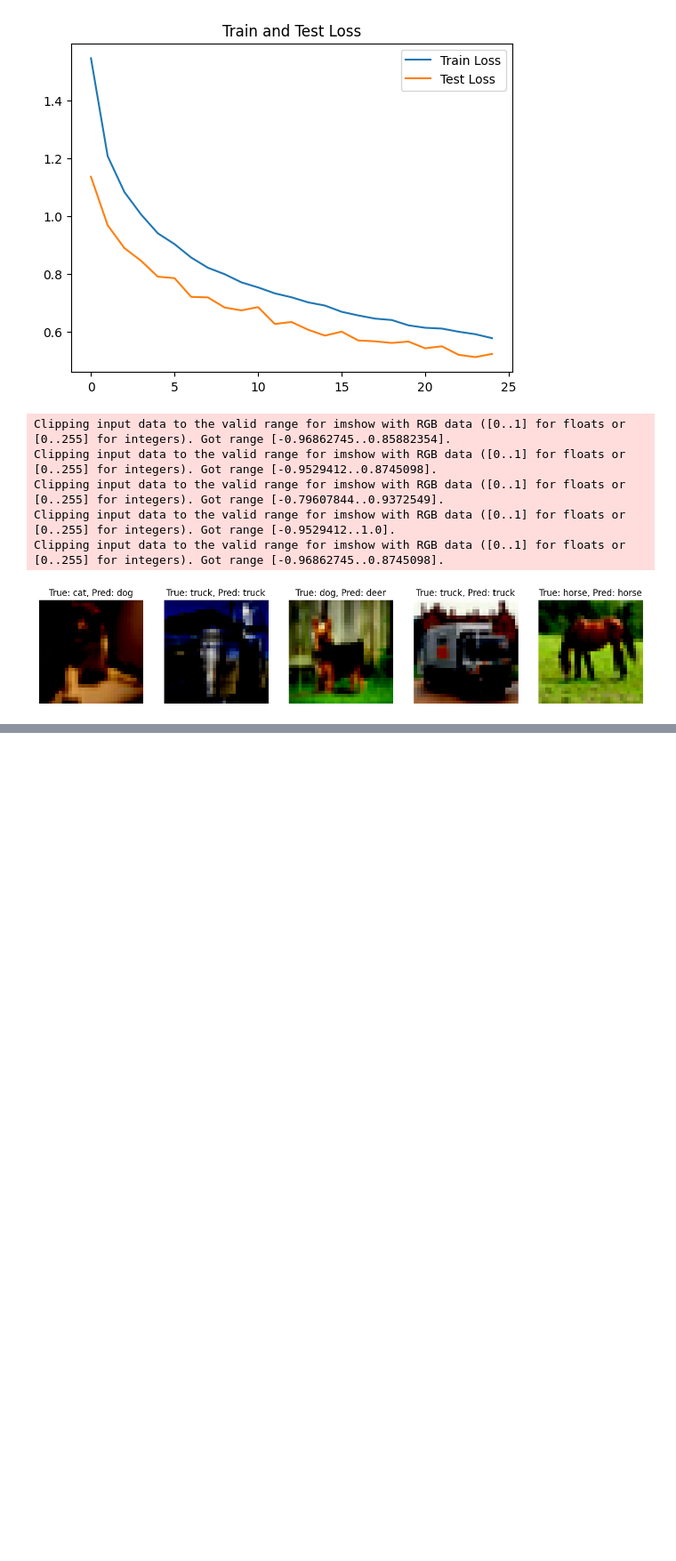
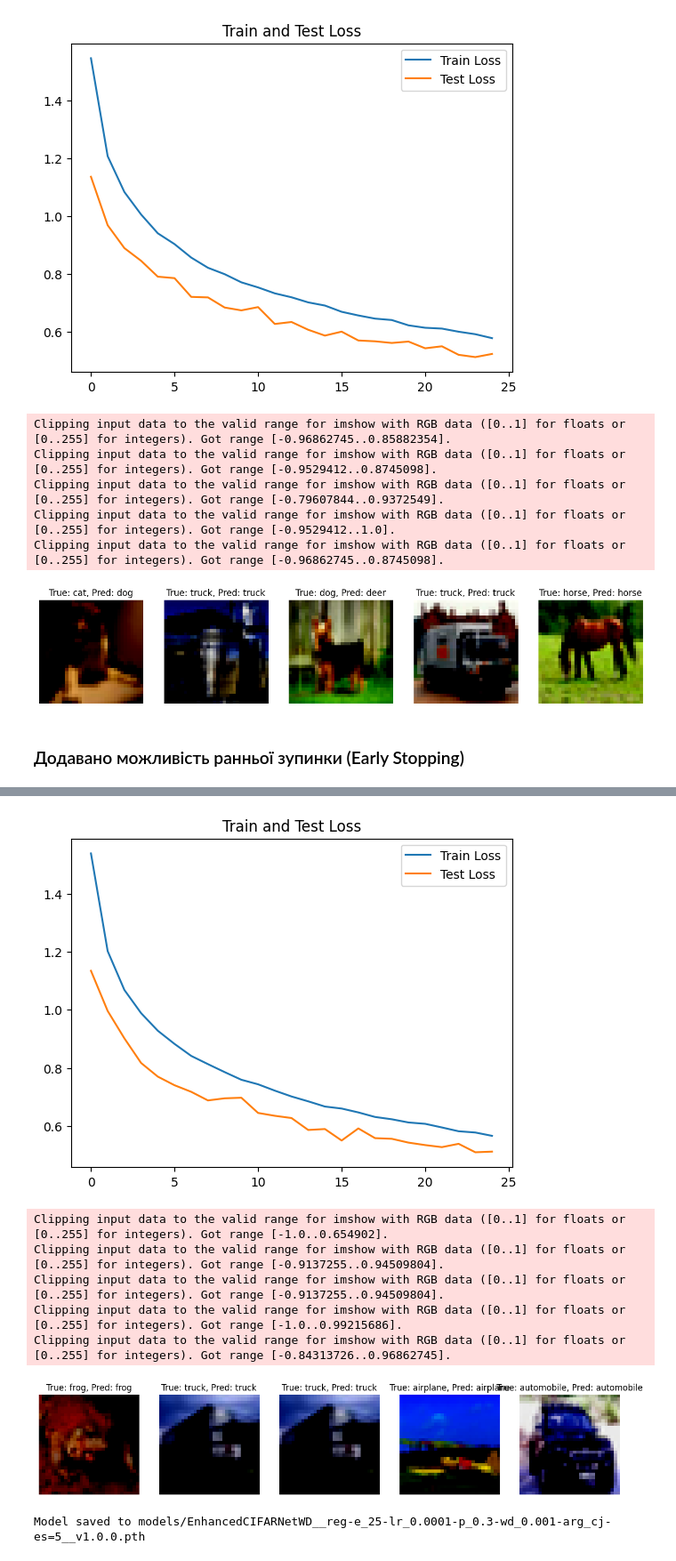
Before and after one commit to yuri-val/rd-colaboratory, a Jupyter notebook: notebooks/lesson_03/regularization.ipynb, the cells around one changed output, grey strips where cells are left out. Shown at 89% size. Cells and saved outputs as stored; diff of their text form; code cells hidden in the pictures; blank space fills up the shorter version.

```diff
--- a/notebooks/lesson_03/regularization.ipynb
+++ b/notebooks/lesson_03/regularization.ipynb
@@ -228,7 +228,7 @@ class BaseNeuralNet(nn.Module):
         return predicted.item()
 
     # Навчання
-    def train_model(self, epochs=10, lr=0.001, weight_decay=0.0):  # weight_decay за замовчуванням 0.0
+    def train_model(self, epochs=10, lr=0.001, weight_decay=0.0, early_stopping_patience=0):
         if self.train_loader is None or self.test_loader is None:
             raise ValueError("Train and test loaders must be initialized before training.")
 
@@ -236,6 +236,8 @@ class BaseNeuralNet(nn.Module):
         optimizer = optim.Adam(self.parameters(), lr=lr, weight_decay=weight_decay)
 
         train_losses, test_losses = [], []
+        best_loss = float('inf')
+        patience_counter = 0
 
         for epoch in range(epochs):
             self.train()
@@ -269,6 +271,17 @@ class BaseNeuralNet(nn.Module):
             accuracy = correct / len(self.test_dataset)
             test_losses.append(test_loss)
 
+            # Рання зупинка
+            if early_stopping_patience > 0:
+                if test_loss < best_loss:
+                    best_loss = test_loss
+                    patience_counter = 0
+                else:
+                    patience_counter += 1
+                    if patience_counter >= early_stopping_patience:
+                        print(f"Early stopping triggered at epoch {epoch + 1}")
+                        break
+
             # Поточне логування
             print(f"Epoch {epoch+1}/{epochs}, Train Loss: {train_loss:.4f}, Test Loss: {test_loss:.4f}, Accuracy: {accuracy:.4f}")
 
@@ -835,3 +848,32 @@ Clipping input data to the valid range for imshow with RGB data ([0..1] for floa
 Clipping input data to the valid range for imshow with RGB data ([0..1] for floats or [0..255] for integers). Got range [-0.9529412..1.0].
 Clipping input data to the valid range for imshow with RGB data ([0..1] for floats or [0..255] for integers). Got range [-0.96862745..0.8745098].
 [figure]
+# %% [markdown]
+### Додавано можливість ранньої зупинки (Early Stopping)
+# %%
+transform_train = transforms.Compose([
+    transforms.ColorJitter(brightness=0.2, contrast=0.2, saturation=0.2, hue=0.1),
+    transforms.RandomCrop(32, padding=4),
+    transforms.RandomHorizontalFlip(),
+    transforms.ToTensor(),
+    transforms.Normalize((0.5, 0.5, 0.5), (0.5, 0.5, 0.5))
+])
+
+transform_test = transforms.Compose([
+    transforms.ToTensor(),
+    transforms.Normalize((0.5, 0.5, 0.5), (0.5, 0.5, 0.5))
+])
+
+train_dataset = datasets.CIFAR10(root='./data', train=True, download=True, transform=transform_train)
+test_dataset = datasets.CIFAR10(root='./data', train=False, download=True, transform=transform_test)
+
+train_loader = DataLoader(train_dataset, batch_size=64, shuffle=True)
+test_loader = DataLoader(test_dataset, batch_size=64, shuffle=False)
+
+model = EnhancedCIFARNetWD(tags="reg/e_25/lr_0.0001/p_0.3/wd_0.001/arg_cj/es=5", p_dropout=0.3)
+model.init_datasets(train_dataset=train_dataset, test_dataset=test_dataset)
+model.init_loaders(train_loader=train_loader, test_loader=test_loader)
+model.train_model(epochs=25, lr=0.0001, weight_decay=0.001, early_stopping_patience=5)
+
+model.save_model(version="1.0.0")
+# %% [output]
@@ -837,0 +897,8 @@ Clipping input data to the valid range for imshow with RGB data ([0..1] for floa
+[figure, added]
+Clipping input data to the valid range for imshow with RGB data ([0..1] for floats or [0..255] for integers). Got range [-1.0..0.654902].
+Clipping input data to the valid range for imshow with RGB data ([0..1] for floats or [0..255] for integers). Got range [-0.9137255..0.94509804].
+Clipping input data to the valid range for imshow with RGB data ([0..1] for floats or [0..255] for integers). Got range [-0.9137255..0.94509804].
+Clipping input data to the valid range for imshow with RGB data ([0..1] for floats or [0..255] for integers). Got range [-1.0..0.99215686].
+Clipping input data to the valid range for imshow with RGB data ([0..1] for floats or [0..255] for integers). Got range [-0.84313726..0.96862745].
+[figure, added]
+Model saved to models/EnhancedCIFARNetWD__reg-e_25-lr_0.0001-p_0.3-wd_0.001-arg_cj-es=5__v1.0.0.pth
```
Also changed, not shown: parts of 1 cell of this notebook, 1 other file.
